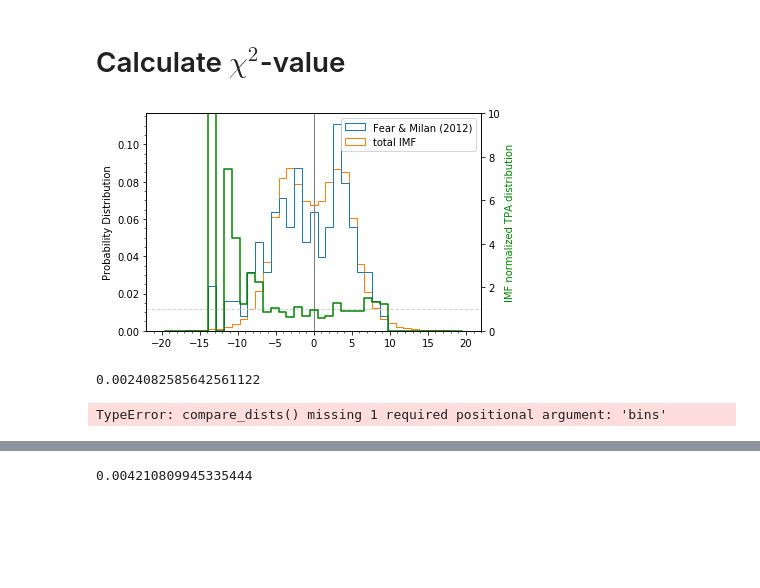
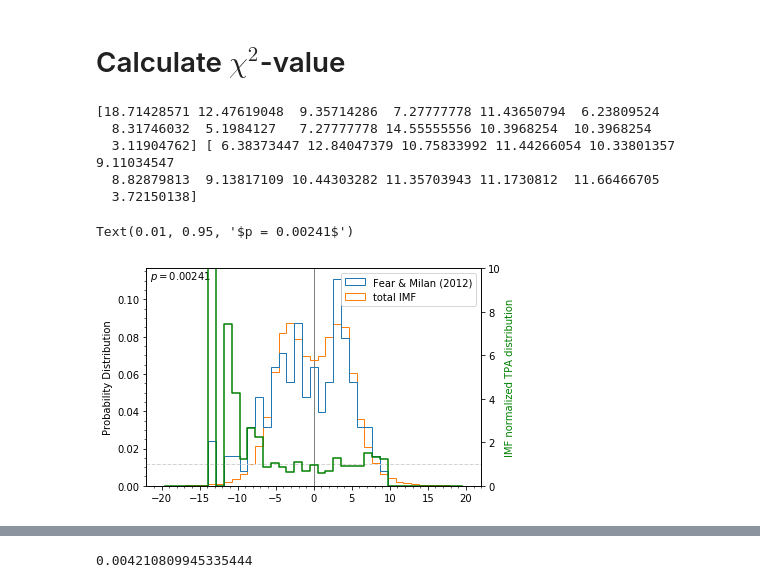
Before and after one commit to simonthor/transpolar-arcs, a Jupyter notebook: example.ipynb, the cells around one changed output, grey strips where cells are left out. Saved outputs shown, nothing was run; the diff lists cells and outputs as text; code cells hidden in the pictures; blank space fills up the shorter version.

Commit message:
added chi square value in plot as text

```diff
--- a/example.ipynb
+++ b/example.ipynb
@@ -105,16 +104,16 @@ plt.show()
 # %%
 fig, ax = plt.subplots()
 dataset = datasets[0]
 variable = 'BxGSE'
 fg, bg, bins = tpa_hist.hist1d(dataset.tpa_values[variable], dataset.total[variable], ax, dataset.name, normalize=True, nbins=np.linspace(-20, 20, 40))
+size = dataset.tpa_values[variable].size
+p_value = analysis.compare_dists(fg*size, bg*size, bins)
+ax.text(0.01, 0.95, r'$p = %.5f$' % p_value, transform=ax.transAxes)
 # %% [output]
+[18.71428571 12.47619048  9.35714286  7.27777778 11.43650794  6.23809524
+  8.31746032  5.1984127   7.27777778 14.55555556 10.3968254  10.3968254
+  3.11904762] [ 6.38373447 12.84047379 10.75833992 11.44266054 10.33801357  9.11034547
+  8.82879813  9.13817109 10.44303282 11.35703943 11.1730812  11.66466705
+  3.72150138]
+Text(0.01, 0.95, '$p = 0.00241$')
-[figure, old version]
+[figure, new version]
-# %%
-size = dataset.tpa_values[variable].size
-analysis.compare_dists(fg*size, bg*size, bins)
-# %% [output]
-0.0024082585642561122
-# %%
-analysis.compare_dists(np.histogramnp.random.normal(size=100), np.random.normal(size=100), )
-# %% [output]
-TypeError: compare_dists() missing 1 required positional argument: 'bins'
```
Also changed, not shown: parts of 4 cells of this notebook.
